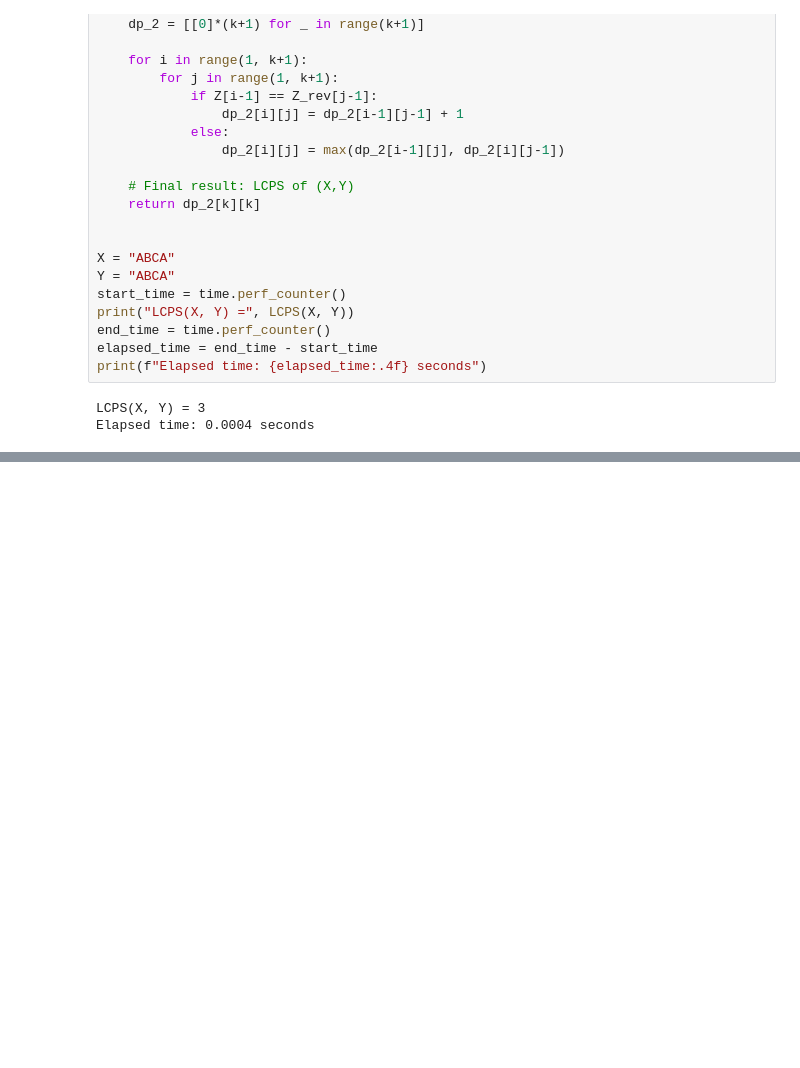
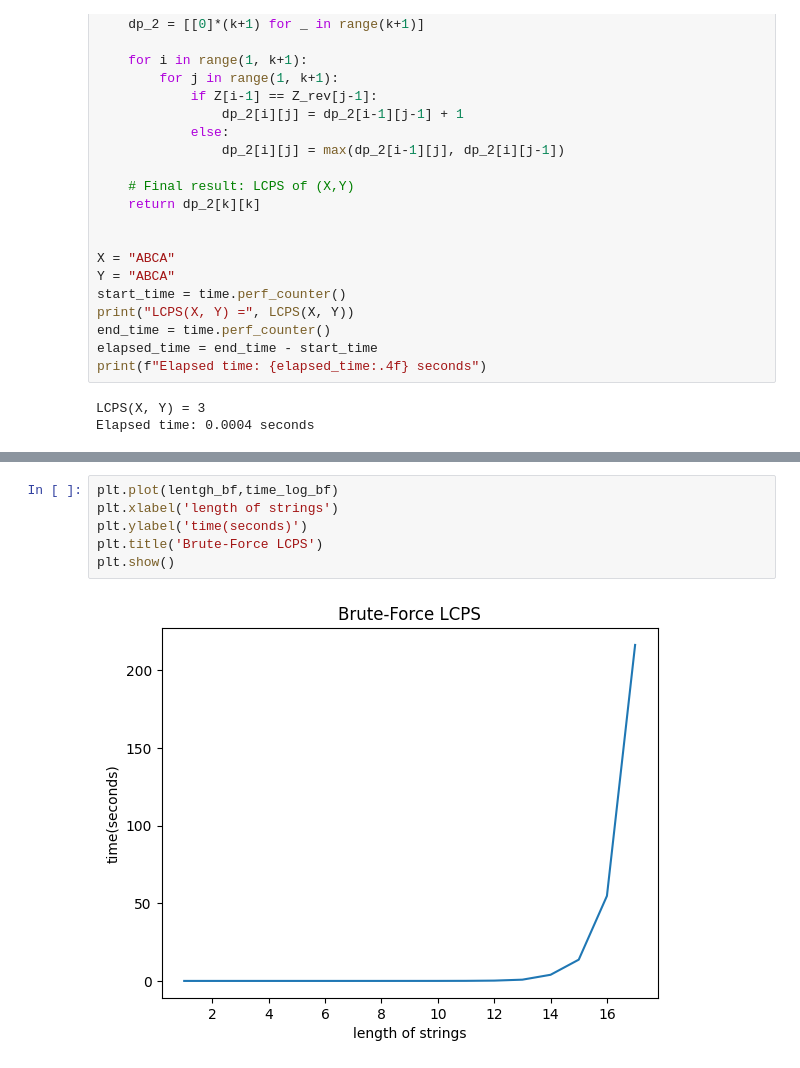
Before and after one commit to salinaria/LCPS, a Jupyter notebook: LCPS.ipynb, the cells around one changed output, grey strips where cells are left out. Saved outputs shown, nothing was run; the diff lists cells and outputs as text; blank space fills up the shorter version.

Commit message:
Adding brute-force methond

```diff
--- a/LCPS.ipynb
+++ b/LCPS.ipynb
@@ -96,0 +175,8 @@ plt.show()
+# %%
+plt.plot(lentgh_bf,time_log_bf)
+plt.xlabel('length of strings')
+plt.ylabel('time(seconds)')
+plt.title('Brute-Force LCPS')
+plt.show()
+# %% [output]
+[figure, added]
```
Also changed, not shown: parts of 9 cells of this notebook.
